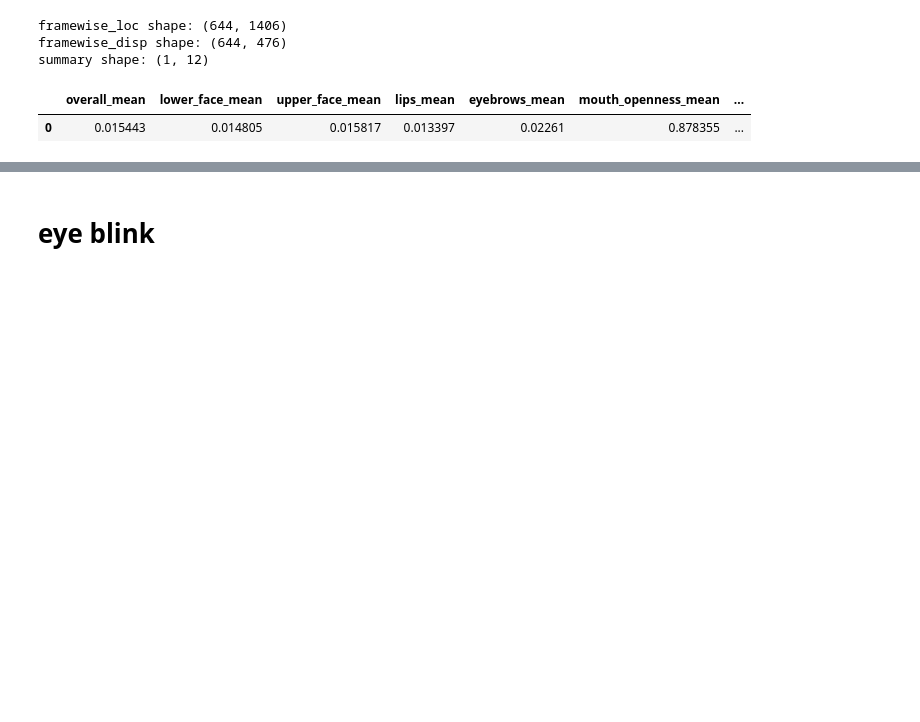
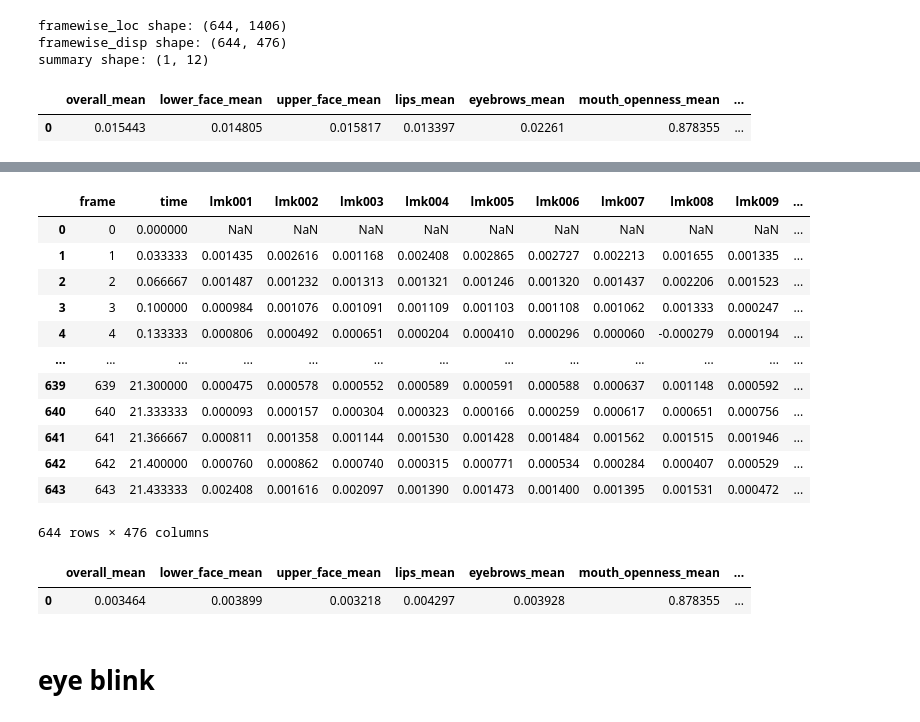
Before and after one commit to Pelmeshek1706/emora, a Jupyter notebook: demo_openwillis_face.ipynb, the cells around one changed output, grey strips where cells are left out. Saved outputs shown, nothing was run; the diff lists cells and outputs as text; code cells hidden in the pictures; blank space fills up the shorter version.

```diff
--- a/demo_openwillis_face.ipynb
+++ b/demo_openwillis_face.ipynb
@@ -85,0 +92,13 @@ summary shape: (1, 12)
+# %%
+import openwillis.face as ef
+
+framewise_loc_no, framewise_disp_no, summary_no = ef.facial_expressivity(
+	filepath = 'video.mov',
+	baseline_filepath = 'sample_data/baseline.mp4',
+	bbox_list = [],
+	base_bbox_list = [],
+	frames_per_second = 30,
+	normalize = False,
+	align = False,
+	rolling_std_seconds = 3,
+	split_by_speaking = False)
@@ -86,3 +129,24 @@ summary shape: (1, 12)
+# %%
+framewise_disp_no
+# %% [output]
+|  | frame | time | lmk001 | lmk002 | lmk003 | lmk004 | lmk005 | lmk006 | lmk007 | lmk008 | lmk009 | ... |
+| 0 | 0 | 0.000000 | NaN | NaN | NaN | NaN | NaN | NaN | NaN | NaN | NaN | ... |
+| 1 | 1 | 0.033333 | 0.001435 | 0.002616 | 0.001168 | 0.002408 | 0.002865 | 0.002727 | 0.002213 | 0.001655 | 0.001335 | ... |
+| 2 | 2 | 0.066667 | 0.001487 | 0.001232 | 0.001313 | 0.001321 | 0.001246 | 0.001320 | 0.001437 | 0.002206 | 0.001523 | ... |
+| 3 | 3 | 0.100000 | 0.000984 | 0.001076 | 0.001091 | 0.001109 | 0.001103 | 0.001108 | 0.001062 | 0.001333 | 0.000247 | ... |
+| 4 | 4 | 0.133333 | 0.000806 | 0.000492 | 0.000651 | 0.000204 | 0.000410 | 0.000296 | 0.000060 | -0.000279 | 0.000194 | ... |
+| ... | ... | ... | ... | ... | ... | ... | ... | ... | ... | ... | ... | ... |
+| 639 | 639 | 21.300000 | 0.000475 | 0.000578 | 0.000552 | 0.000589 | 0.000591 | 0.000588 | 0.000637 | 0.001148 | 0.000592 | ... |
+| 640 | 640 | 21.333333 | 0.000093 | 0.000157 | 0.000304 | 0.000323 | 0.000166 | 0.000259 | 0.000617 | 0.000651 | 0.000756 | ... |
+| 641 | 641 | 21.366667 | 0.000811 | 0.001358 | 0.001144 | 0.001530 | 0.001428 | 0.001484 | 0.001562 | 0.001515 | 0.001946 | ... |
+| 642 | 642 | 21.400000 | 0.000760 | 0.000862 | 0.000740 | 0.000315 | 0.000771 | 0.000534 | 0.000284 | 0.000407 | 0.000529 | ... |
+| 643 | 643 | 21.433333 | 0.002408 | 0.001616 | 0.002097 | 0.001390 | 0.001473 | 0.001400 | 0.001395 | 0.001531 | 0.000472 | ... |
+644 rows × 476 columns
+# %%
+summary_no
+# %% [output]
+|  | overall_mean | lower_face_mean | upper_face_mean | lips_mean | eyebrows_mean | mouth_openness_mean | ... |
+| 0 | 0.003464 | 0.003899 | 0.003218 | 0.004297 | 0.003928 | 0.878355 | ... |
 # %% [markdown]
 # eye blink
 # %%
```
Also changed, not shown: parts of 7 cells of this notebook, 1 other file.
